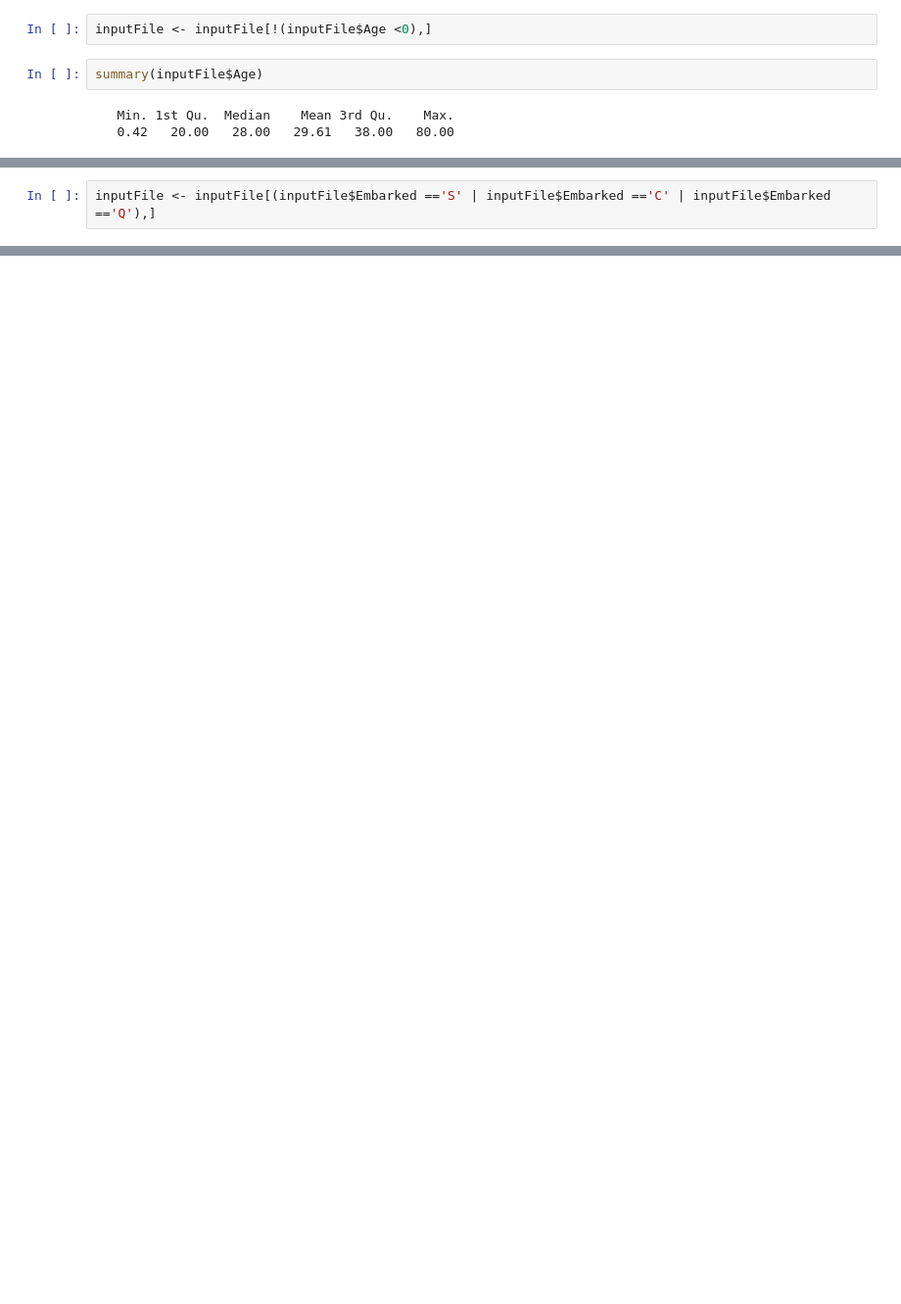
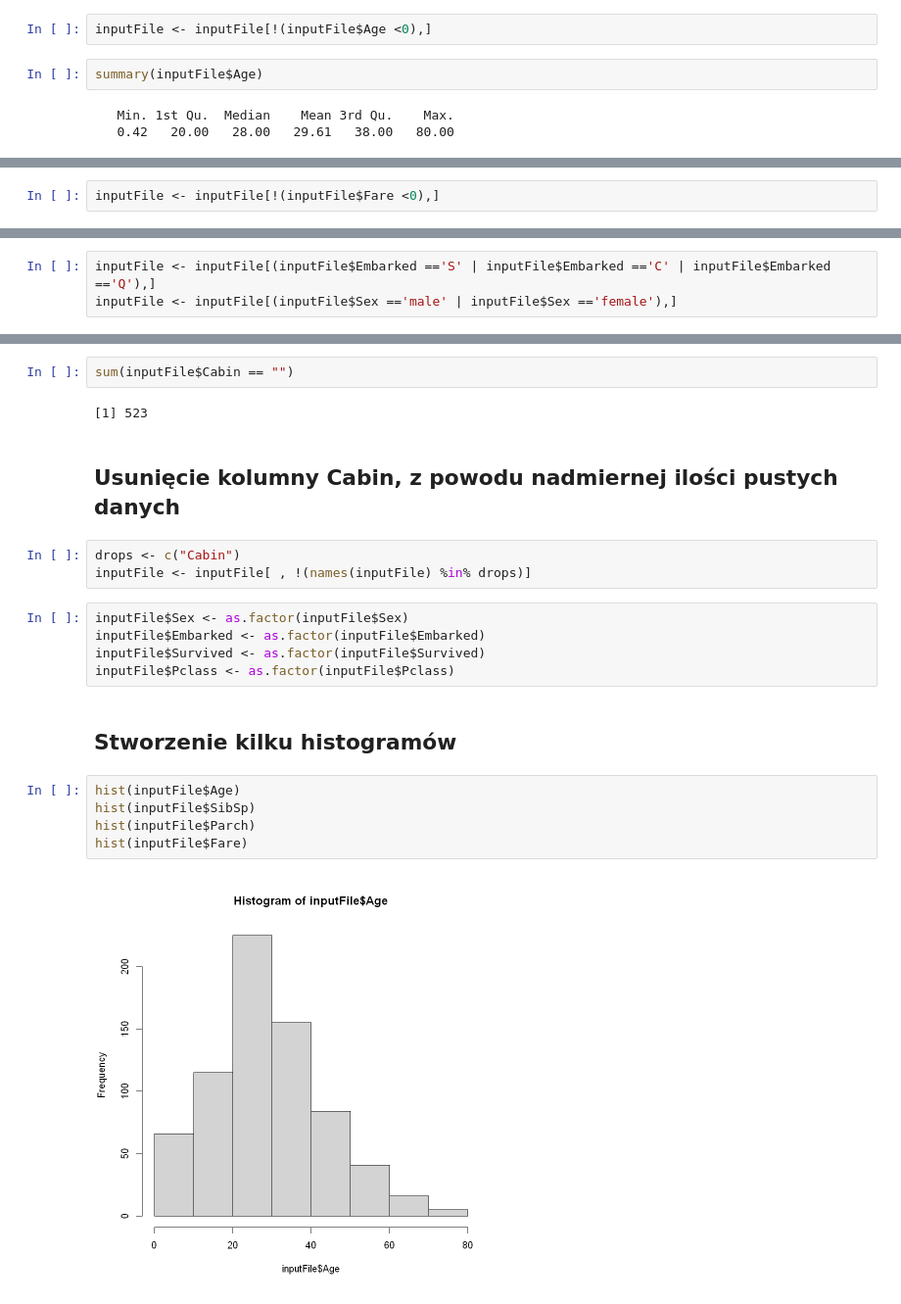
Before and after one commit to agatatok/messy-titanic, a Jupyter notebook: MessyTitanic.ipynb, the cells around one changed output, grey strips where cells are left out. Shown at 98% size. Cells and saved outputs as stored; diff of their text form; blank space fills up the shorter version.

```diff
--- a/MessyTitanic.ipynb
+++ b/MessyTitanic.ipynb
@@ -77,0 +124,2 @@ unique(inputFile$Embarked)
+# %%
+inputFile <- inputFile[!(inputFile$Fare <0),]
@@ -78,2 +162,3 @@ unique(inputFile$Embarked)
 # %%
 inputFile <- inputFile[(inputFile$Embarked =='S' | inputFile$Embarked =='C' | inputFile$Embarked =='Q'),]
+inputFile <- inputFile[(inputFile$Sex =='male' | inputFile$Sex =='female'),]
@@ -100,0 +167,23 @@ A data.frame: 711 × 13
+# %%
+sum(inputFile$Cabin == "")
+# %% [output]
+[1] 523
+# %% [markdown]
+## Usunięcie kolumny Cabin, z powodu nadmiernej ilości pustych danych
+# %%
+drops <- c("Cabin")
+inputFile <- inputFile[ , !(names(inputFile) %in% drops)]
+# %%
+inputFile$Sex <- as.factor(inputFile$Sex)
+inputFile$Embarked <- as.factor(inputFile$Embarked)
+inputFile$Survived <- as.factor(inputFile$Survived)
+inputFile$Pclass <- as.factor(inputFile$Pclass)
+# %% [markdown]
+## Stworzenie kilku histogramów
+# %%
+hist(inputFile$Age)
+hist(inputFile$SibSp)
+hist(inputFile$Parch)
+hist(inputFile$Fare)
+# %% [output]
+[figure, added]
```
Also changed, not shown: parts of 37 cells of this notebook, 2 other files.
